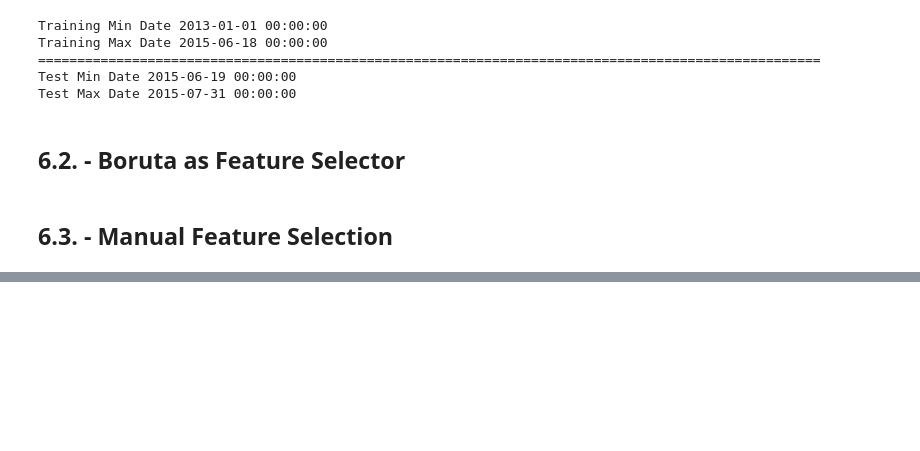
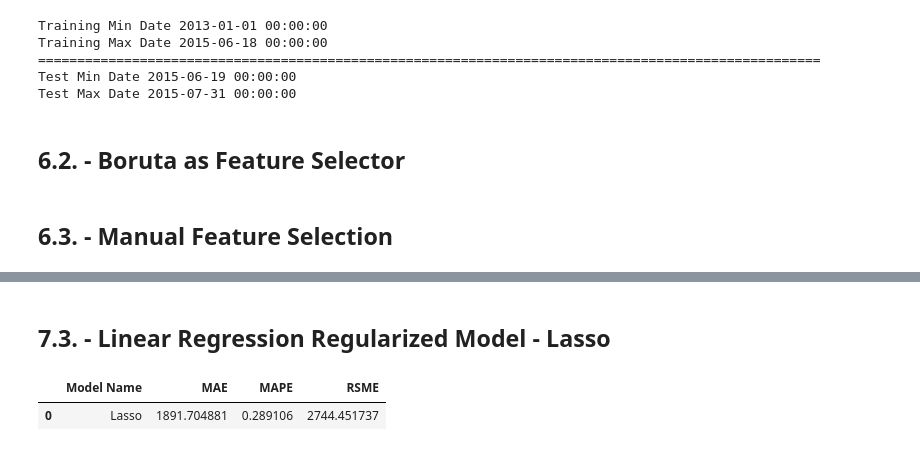
Before and after one commit to OscarFantozzi/Rossmann-Sales, a Jupyter notebook: rossmann_sales.ipynb, the cells around one changed output, grey strips where cells are left out. Drawn from its saved outputs; the diff is of its cells as text; code cells hidden in the pictures; blank space fills up the shorter version.

```diff
--- a/rossmann_sales.ipynb
+++ b/rossmann_sales.ipynb
@@ -1046,0 +1113,15 @@ cols_selected_boruta.extend( feat_to_add )
+# %% [markdown]
+## 7.3. - Linear Regression Regularized Model - Lasso
+# %%
+# model
+lrr = Lasso( alpha = 0.01 ).fit( x_train , y_train )
+
+# prediction
+y_hat_lrr = lrr.predict( x_test )
+
+# performance
+lrr_result = ml_error( 'Lasso', np.expm1( y_test ) , np.expm1( y_hat_lrr ) )
+lrr_result
+# %% [output]
+|  | Model Name | MAE | MAPE | RSME |
+| 0 | Lasso | 1891.704881 | 0.289106 | 2744.451737 |
```
Also changed, not shown: parts of 11 cells of this notebook.
